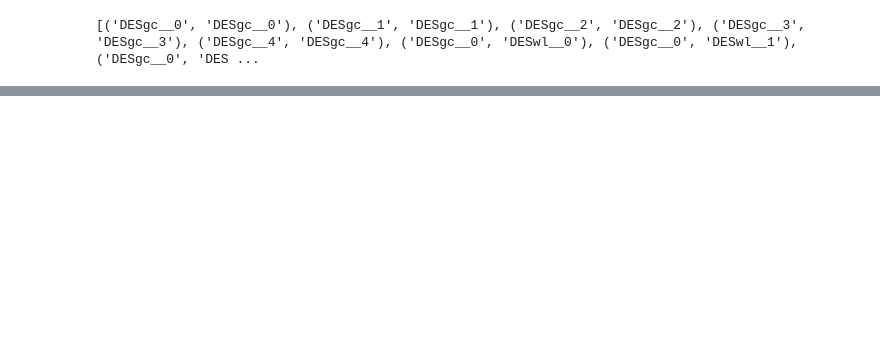
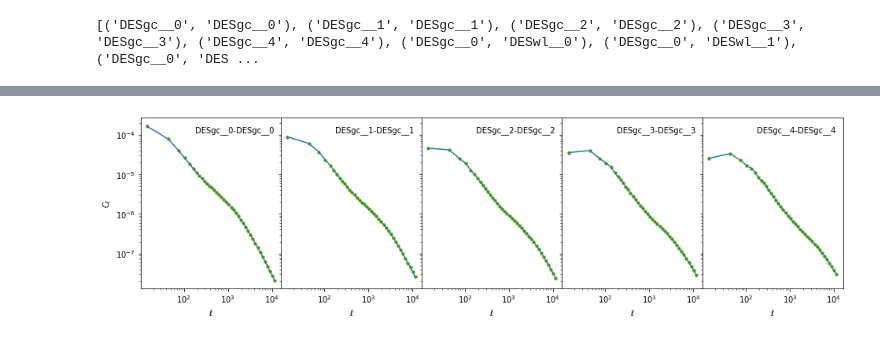
Before and after one commit to boryanah/simple_nz_marg, a Jupyter notebook: plot_sacc.ipynb, the cells around one changed output, grey strips where cells are left out. Saved outputs shown, nothing was run; the diff lists cells and outputs as text; code cells hidden in the pictures; blank space fills up the shorter version.

```diff
--- a/plot_sacc.ipynb
+++ b/plot_sacc.ipynb
@@ -70,8 +86,12 @@ for i in range(4):
     tr1 = f'DESwl__{i}'
     for j in range(4):
         tr2 = f'DESwl__{j}'
-        ell, cl, cov = s.get_ell_cl('cl_ee', tr1, tr2, return_cov=True)
+        ell, cl, cov, ind = s.get_ell_cl('cl_ee', tr1, tr2, return_cov=True, return_ind=True)
         ax[i, j].errorbar(ell, cl, yerr=np.sqrt(np.diag(cov)))
+
+        cov = covG_rsh[ind][:, ind]
+        ax[i, j].errorbar(ell, cl, yerr=np.sqrt(np.diag(cov)), fmt='.')
+
         ax[i, j].text(0.95, 0.95, f'{tr1}-{tr2}', horizontalalignment='right',
          verticalalignment='top', transform=ax[i, j].transAxes)
         ax[-1, j].set_xlabel('$\ell$')
@@ -87,0 +157,33 @@ plt.close()
+# %%
+# gc-gc
+f, ax = plt.subplots(1, 5, figsize=(16, 4), sharex=True, gridspec_kw={'wspace':0}, sharey=True)
+
+i = 0
+for i1, i2, ti1, ti2, ii, dtype in tracer_iterator():
+    if dtype != 'cl_00':
+        continue
+    tr1, tr2 = ti1, ti2
+    ell, cl, cov, ind = s.get_ell_cl('cl_00', tr1, tr2, return_cov=True, return_ind=True)
+
+    ax[i].errorbar(ell, cl, yerr=np.sqrt(np.diag(cov)))
+
+    cov = covG_rsh[ind][:, ind]
+    ax[i].errorbar(ell, cl, yerr=np.sqrt(np.diag(cov)), fmt='.')
+
+    cov = covG[ii, :, ii, :]
+#     cov = covG[:, ii, :, ii]
+    ax[i].errorbar(ell, cl, yerr=np.sqrt(np.diag(cov)), fmt='.')
+
+    ax[i].set_xlabel('$\ell$')
+    ax[i].text(0.95, 0.95, f'{tr1}-{tr2}', horizontalalignment='right',
+     verticalalignment='top', transform=ax[i].transAxes)
+
+    i+= 1
+
+ax[0].set_ylabel('$C_\ell$')
+ax[0].set_yscale('log')
+ax[0].set_xscale('log')
+plt.show()
+plt.close()
+# %% [output]
+[figure, added]
```
Also changed, not shown: parts of 9 cells of this notebook.
